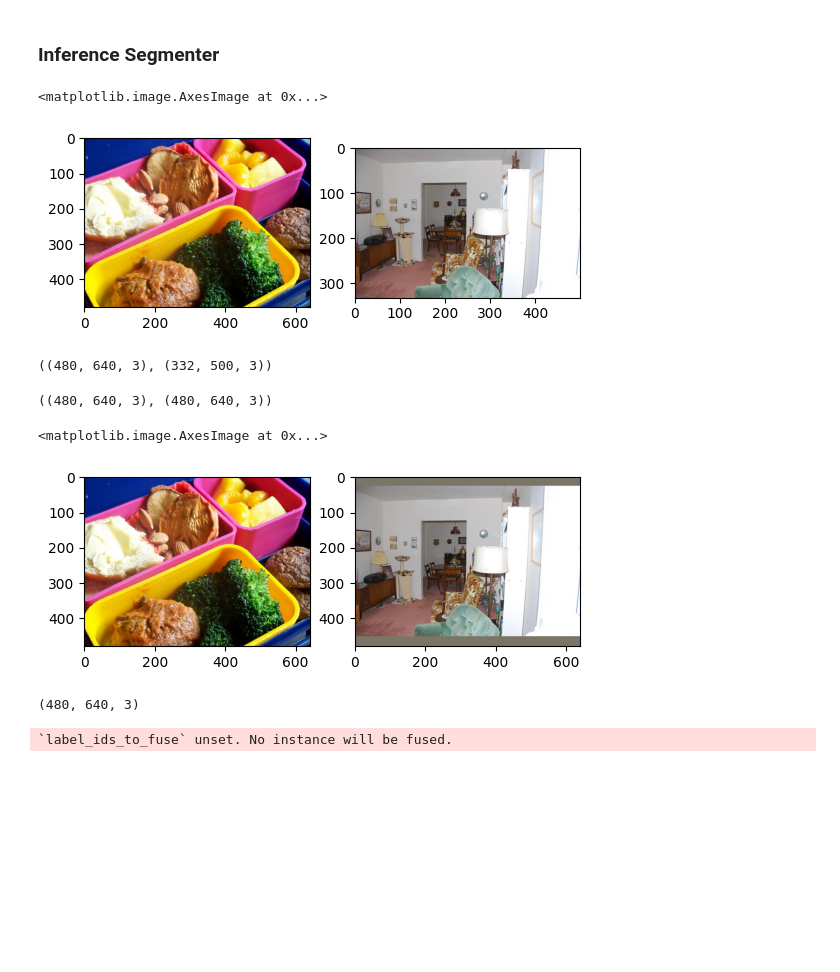
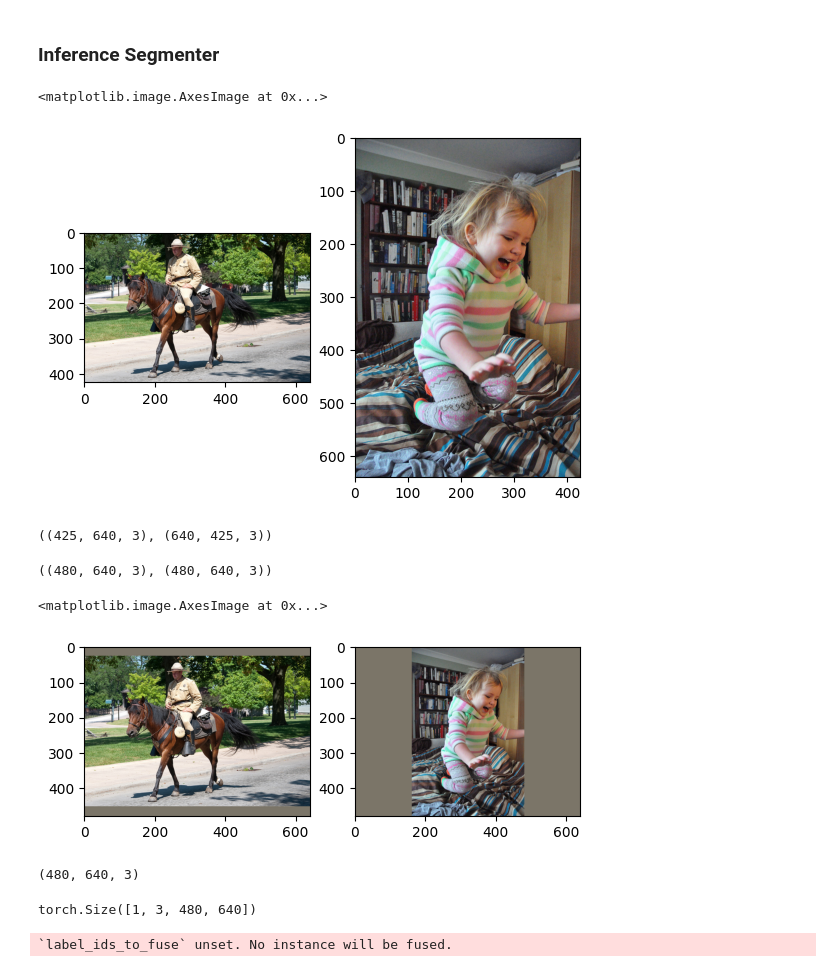
Before and after one commit to azrails/diplom, a Jupyter notebook: test.ipynb, the cells around one changed output. Cells and saved outputs as stored; diff of their text form; code cells hidden in the pictures; blank space fills up the shorter version.

```diff
--- a/test.ipynb
+++ b/test.ipynb
@@ -1,32 +17,30 @@
 # %% [markdown]
 ### Inference Segmenter
 # %%
-import torch
 import matplotlib.pyplot as plt
-from torchvision import transforms
 import cv2
 import data_utils.dataset as ds
 from transformers import MaskFormerFeatureExtractor, MaskFormerForInstanceSegmentation
 import numpy as np
 
 # load MaskFormer fine-tuned on COCO panoptic segmentation
 feature_extractor = MaskFormerFeatureExtractor.from_pretrained("facebook/maskformer-swin-large-coco")
 model = MaskFormerForInstanceSegmentation.from_pretrained("facebook/maskformer-swin-large-coco")
 
 batch_size = 2
 
 #read and transform images
-image = cv2.imread("datasets/images/train2014/COCO_train2014_000000000009.jpg")
+image = cv2.imread("datasets/images/train2014/COCO_train2014_000000002056.jpg")
 image = cv2.cvtColor(image, cv2.COLOR_BGR2RGB)
-image2 = cv2.imread("datasets/images/train2014/COCO_train2014_000000001155.jpg")
+image2 = cv2.imread("datasets/images/train2014/COCO_train2014_000000005219.jpg")
 image2 = cv2.cvtColor(image2, cv2.COLOR_BGR2RGB)
 
 fig, axs = plt.subplots(1, 2)
 axs[0].imshow(image)
 axs[1].imshow(image2)
 # %% [output]
 <matplotlib.image.AxesImage at 0x...>
-[figure, old version]
+[figure, new version]
 # %%
 def extract_segments(seg_mask: torch.Tensor, seg_info: list[dict], image: torch.Tensor) -> torch.Tensor:
     """
@@ -44,7 +58,7 @@ def extract_segments(seg_mask: torch.Tensor, seg_info: list[dict], image: torch.
 # %%
 image.shape, image2.shape
 # %% [output]
-((480, 640, 3), (332, 500, 3))
+((425, 640, 3), (640, 425, 3))
 # %%
 transformed_image = ds.affine_transform(image, (480, 640))
 transformed_image2 = ds.affine_transform(image2, (480, 640))
@@ -58,7 +72,7 @@ axs[0].imshow(transformed_image)
 axs[1].imshow(transformed_image2)
 # %% [output]
 <matplotlib.image.AxesImage at 0x...>
-[figure, old version]
+[figure, new version]
 # %%
 transformed_image.shape
 # %% [output]
@@ -66,6 +80,10 @@ transformed_image.shape
 # %%
 tensor_img = torch.from_numpy(transformed_image.transpose(2, 0, 1))
 tensor_img2 = torch.from_numpy(transformed_image2.transpose(2, 0, 1))
+# %%
+tensor_img[None, :, :, :].size()
+# %% [output]
+torch.Size([1, 3, 480, 640])
 # %%
 batch_size = 2
 
```
Also changed, not shown: parts of 25 cells of this notebook, 2 other files.
